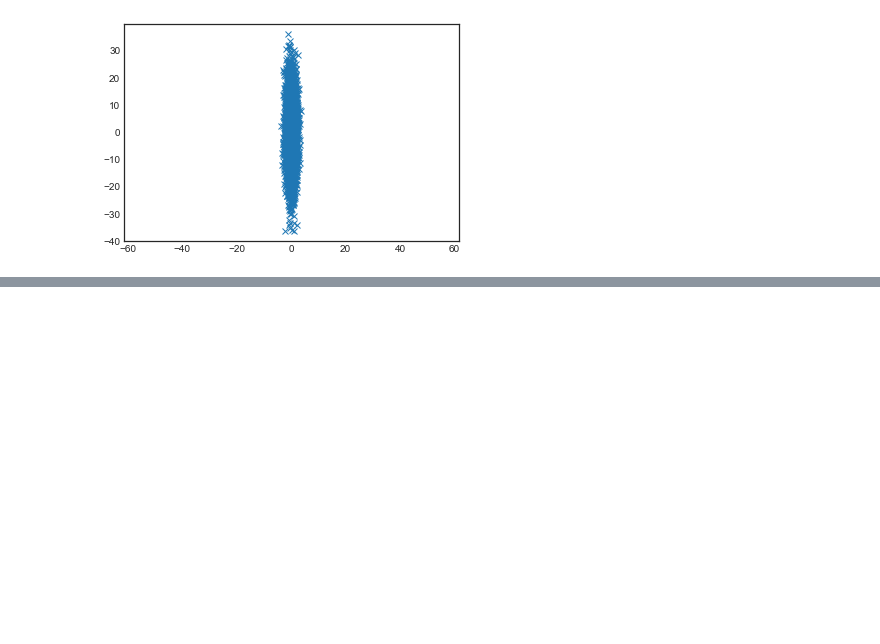
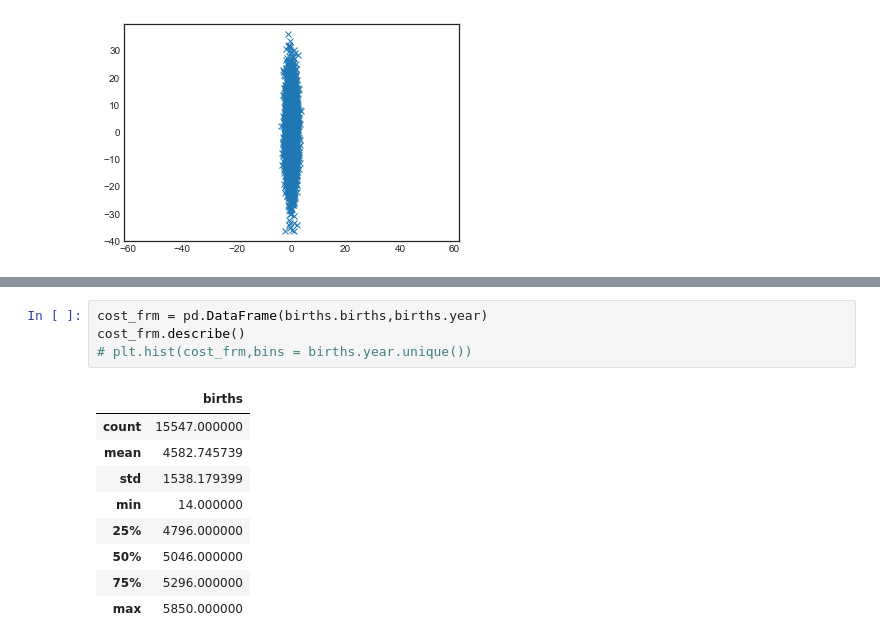
Before and after one commit to SpIIIII/jupyter-repo, a Jupyter notebook: Python Data Science Cookbook/Main.ipynb, the cells around one changed output, grey strips where cells are left out. Cells and saved outputs as stored; diff of their text form; blank space fills up the shorter version.

```diff
--- a/Python Data Science Cookbook/Main.ipynb
+++ b/Python Data Science Cookbook/Main.ipynb
@@ -1173,0 +1232,14 @@ y_hist.invert_xaxis()
+# %%
+cost_frm = pd.DataFrame(births.births,births.year)
+cost_frm.describe()
+# plt.hist(cost_frm,bins = births.year.unique())
+# %% [output]
+|  | births |
+| count | 15547.000000 |
+| mean | 4582.745739 |
+| std | 1538.179399 |
+| min | 14.000000 |
+| 25% | 4796.000000 |
+| 50% | 5046.000000 |
+| 75% | 5296.000000 |
+| max | 5850.000000 |
```
Also changed, not shown: parts of 12 cells of this notebook.
